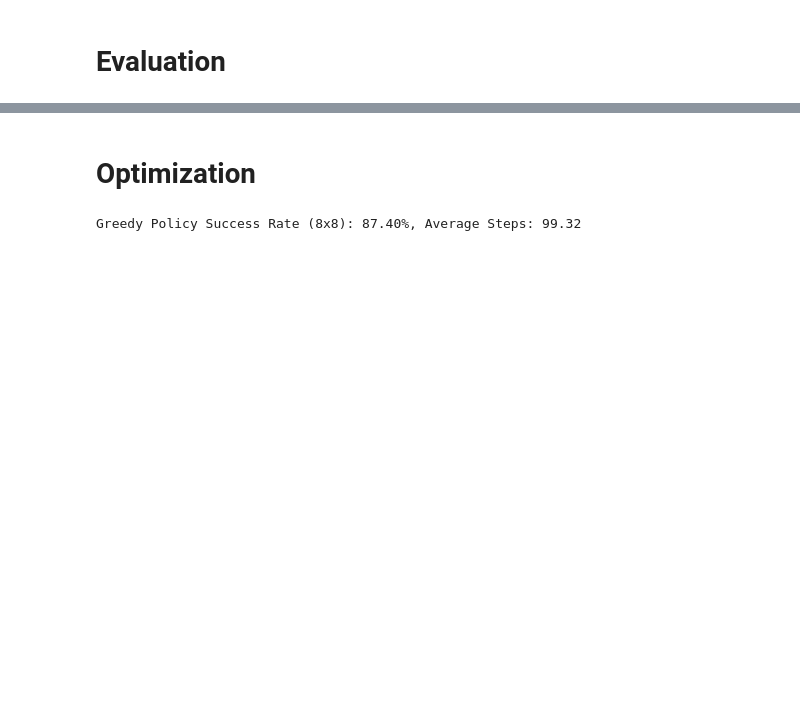
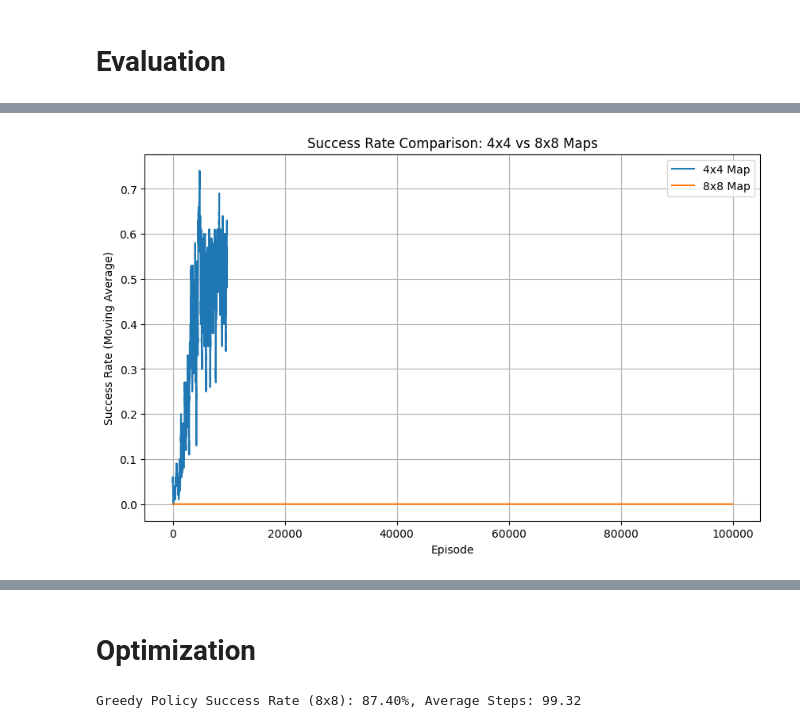
Before and after one commit to jofa016/ACIT4610---Final-Group-Project, a Jupyter notebook: R_f/Project_5/notebook/feature_engineering.ipynb, the cells around one changed output, grey strips where cells are left out. Cells and saved outputs as stored; diff of their text form; code cells hidden in the pictures; blank space fills up the shorter version.

```diff
--- a/R_f/Project_5/notebook/feature_engineering.ipynb
+++ b/R_f/Project_5/notebook/feature_engineering.ipynb
@@ -519,0 +550,7 @@ Final Cumulative Reward (4x4 map): 13474.00
+# %%
+# compare success rates on 4x4 and 8x8 maps
+success_rate_moving_average(
+    success_flags_list=[success_flags, success_flags_8x8], title="Success Rate Comparison: 4x4 vs 8x8 Maps", labels=["4x4 Map", "8x8 Map"]
+)
+# %% [output]
+[figure, added]
```
Also changed, not shown: parts of 18 cells of this notebook.
